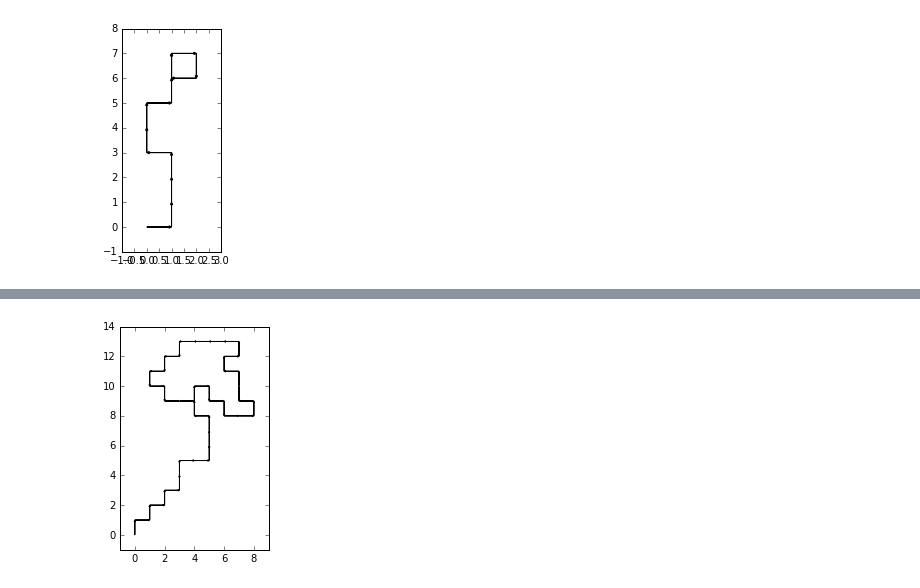
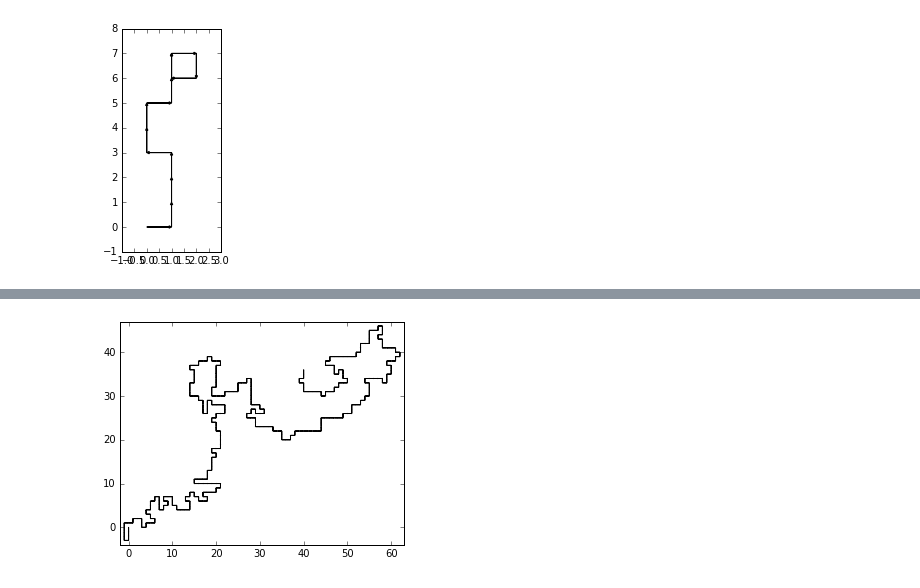
Before and after one commit to NeilNjae/ou-summer-of-code-2017, a Jupyter notebook: 06-tour-shapes/tour-shapes-problem-creation.ipynb, the cells around one changed output, grey strips where cells are left out. Drawn from its saved outputs; the diff is of its cells as text; code cells hidden in the pictures.

Commit message:
Done some work on tour shapes

```diff
--- a/06-tour-shapes/tour-shapes-problem-creation.ipynb
+++ b/06-tour-shapes/tour-shapes-problem-creation.ipynb
@@ -26,6 +30,7 @@ def turn_right(d):
     return turn_rights[d]
 # %%
 Step = collections.namedtuple('Step', ['x', 'y', 'dir'])
+Mistake = collections.namedtuple('Mistake', ['i', 'step'])
 # %%
 def advance(step, d):
     if d == Direction.UP:
@@ -373,12 +374,19 @@ bounds(trace_tour('RFRFFLRFLFFRRFFRRRRLLLRRRRRRFRLFRFFRFFRRFRLRRFLLFRLLFRFLFLFRF
 plot_wh = {Direction.UP: (0, 1), Direction.LEFT: (-1, 0),
            Direction.DOWN: (0, -1), Direction.RIGHT: (1, 0)}
 # %%
-def plot_trace(trace):
+def plot_trace(trace, colour='k', xybounds=None, fig=None, subplot_details=None, filename=None):
     plt.axis('on')
     plt.axes().set_aspect('equal')
     for s, t in chunks(trace, 2):
         w, h = plot_wh[t.dir]
-        plt.arrow(s.x, s.y, w, h, head_width=0.1, head_length=0.1, fc='k', ec='k', length_includes_head=True)
+        plt.arrow(s.x, s.y, w, h, head_width=0.1, head_length=0.1, fc=colour, ec=colour, length_includes_head=True)
     xh, yh, xl, yl = bounds(trace)
-    plt.xlim([xl-1, xh+1])
-    plt.ylim([yl-1, yh+1])
+    if xybounds is not None:
+        bxh, byh, bxl, byl = xybounds
+        plt.xlim([min(xl, bxl)-1, max(xh, bxh)+1])
+        plt.ylim([min(yl, byl)-1, max(yh, byh)+1])
+    else:
+        plt.xlim([xl-1, xh+1])
+        plt.ylim([yl-1, yh+1])
+    if filename:
+        plt.savefig(filename)
@@ -511,0 +633,27 @@ walks_m
+# %%
+def trim_all_loops(tour, mistake_reduction_attempt_limit=10):
+    trace = trace_tour(tour)
+    mistake_limit = 1
+    if trace[-1].x == 0 and trace[-1].y == 0:
+        mistake_limit = 0
+    mistakes = mistake_positions(trace)
+
+    old_mistake_count = len(mistakes)
+    mistake_reduction_tries = 0
+
+    while len(mistakes) > mistake_limit and mistake_reduction_tries < mistake_reduction_attempt_limit:
+        tour = trim_loop(tour)
+        trace = trace_tour(tour)
+        mistakes = mistake_positions(trace)
+        if len(mistakes) < old_mistake_count:
+            old_mistake_count = len(mistakes)
+            mistake_reduction_tries = 0
+        else:
+            mistake_reduction_tries += 1
+    if mistake_reduction_tries >= mistake_reduction_attempt_limit:
+        return ''
+    else:
+        return tour
+# %%
+w_trimmed = trim_all_loops(w)
+w_trimmed
@@ -512,4 +677,4 @@ walks_m
 # %%
-plot_trace(trace_tour(walks_m[0][0]))
+plot_trace(trace_tour(w_trimmed))
 # %% [output]
-[figure, old version]
+[figure, new version]
```
Also changed, not shown: parts of 76 cells of this notebook, 9 other files.
